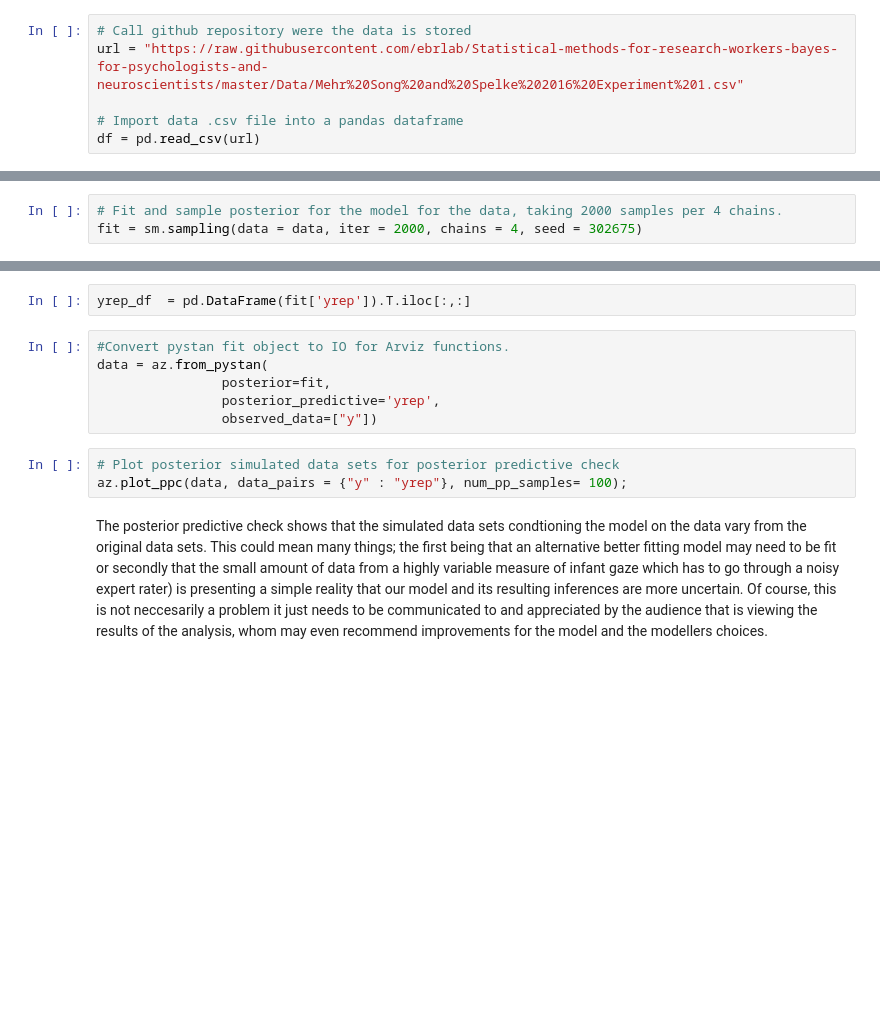
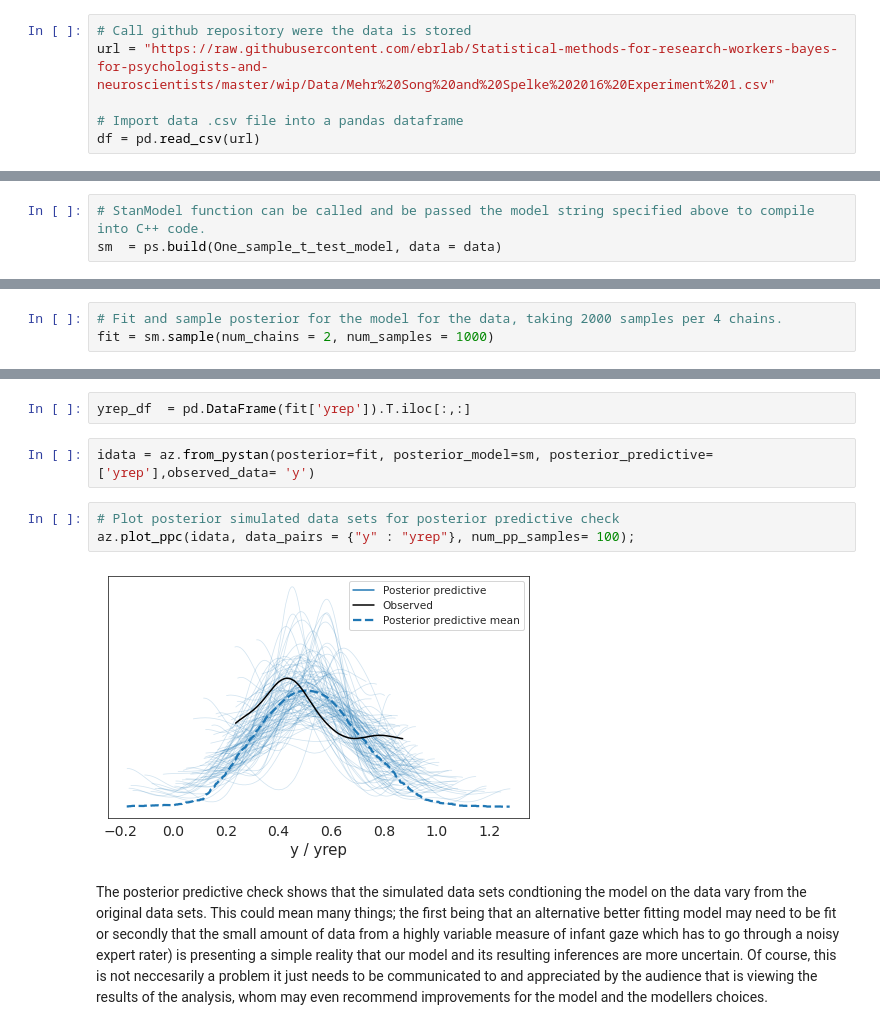
Before and after one commit to ebrlab/Statistical-methods-for-research-workers-bayes-for-psychologists-and-neuroscientists, a Jupyter notebook: Chapter_2_-_One-sample_t-test/Ch2_One-sample_t-test.ipynb, the cells around one changed output, grey strips where cells are left out. Saved outputs shown, nothing was run; the diff lists cells and outputs as text; blank space fills up the shorter version.

```diff
--- a/Chapter_2_-_One-sample_t-test/Ch2_One-sample_t-test.ipynb
+++ b/Chapter_2_-_One-sample_t-test/Ch2_One-sample_t-test.ipynb
@@ -94,7 +94,7 @@ Of particular concern for this notebook is the Baseline proprtion scores, which
 ## Import data
 # %%
 # Call github repository were the data is stored
-url = "https://raw.githubusercontent.com/ebrlab/Statistical-methods-for-research-workers-bayes-for-psychologists-and-neuroscientists/master/Data/Mehr%20Song%20and%20Spelke%202016%20Experiment%201.csv"
+url = "https://raw.githubusercontent.com/ebrlab/Statistical-methods-for-research-workers-bayes-for-psychologists-and-neuroscientists/master/wip/Data/Mehr%20Song%20and%20Spelke%202016%20Experiment%201.csv"
 
 # Import data .csv file into a pandas dataframe
 df = pd.read_csv(url)
@@ -247,3 +254,6 @@ sm  = ps.StanModel(model_code = One_sample_t_test_model)
 # Generate python dictionary to pass to Stan model to sample and run Bayesian One sample.
 data = {'N': len(red_df),
         'y':  red_df["Baseline_Proportion_Gaze_to_Singer"].values}
+# %%
+# StanModel function can be called and be passed the model string specified above to compile into C++ code.
+sm  = ps.build(One_sample_t_test_model, data = data)
@@ -250,3 +263,3 @@ data = {'N': len(red_df),
 # %%
 # Fit and sample posterior for the model for the data, taking 2000 samples per 4 chains.
-fit = sm.sampling(data = data, iter = 2000, chains = 4, seed = 302675)
+fit = sm.sample(num_chains = 2, num_samples = 1000)
@@ -287,14 +334,12 @@ The traceplot show good mixing of chains and show a hairy catepillar.
 # %%
 yrep_df  = pd.DataFrame(fit['yrep']).T.iloc[:,:]
 # %%
-#Convert pystan fit object to IO for Arviz functions.
-data = az.from_pystan(
-                posterior=fit,
-                posterior_predictive='yrep',
-                observed_data=["y"])
+idata = az.from_pystan(posterior=fit, posterior_model=sm, posterior_predictive=['yrep'],observed_data= 'y')
 # %%
 # Plot posterior simulated data sets for posterior predictive check
-az.plot_ppc(data, data_pairs = {"y" : "yrep"}, num_pp_samples= 100);
+az.plot_ppc(idata, data_pairs = {"y" : "yrep"}, num_pp_samples= 100);
+# %% [output]
+[figure, added]
 # %% [markdown]
 The posterior predictive check shows that the simulated data sets condtioning the model on the data vary from  the original data sets. This could mean many things; the first being that an alternative better fitting model may need to be fit or   secondly that the small amount of data from a highly variable measure of infant gaze which has to go through a noisy expert rater) is presenting a simple reality that our model and its resulting inferences are more uncertain. Of course, this is not neccesarily a problem it just needs to be communicated to and appreciated by the audience that is viewing the results of the analysis, whom may even recommend improvements for the model and the modellers choices.
 # %% [markdown]
```
Also changed, not shown: parts of 17 cells of this notebook, 13 other files.
